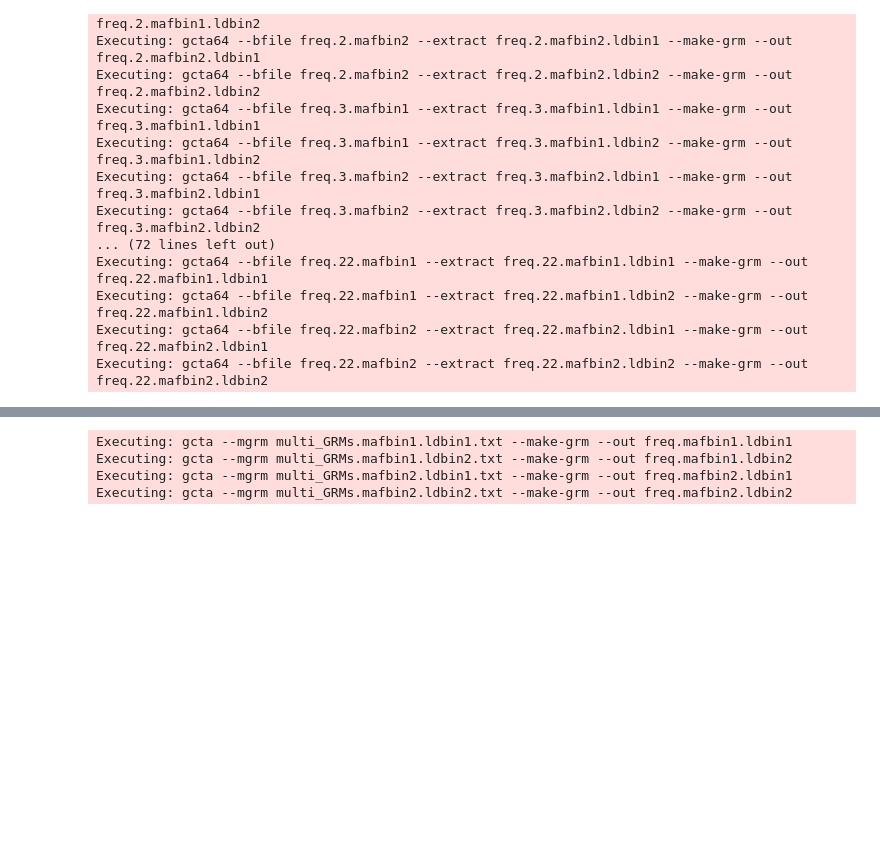
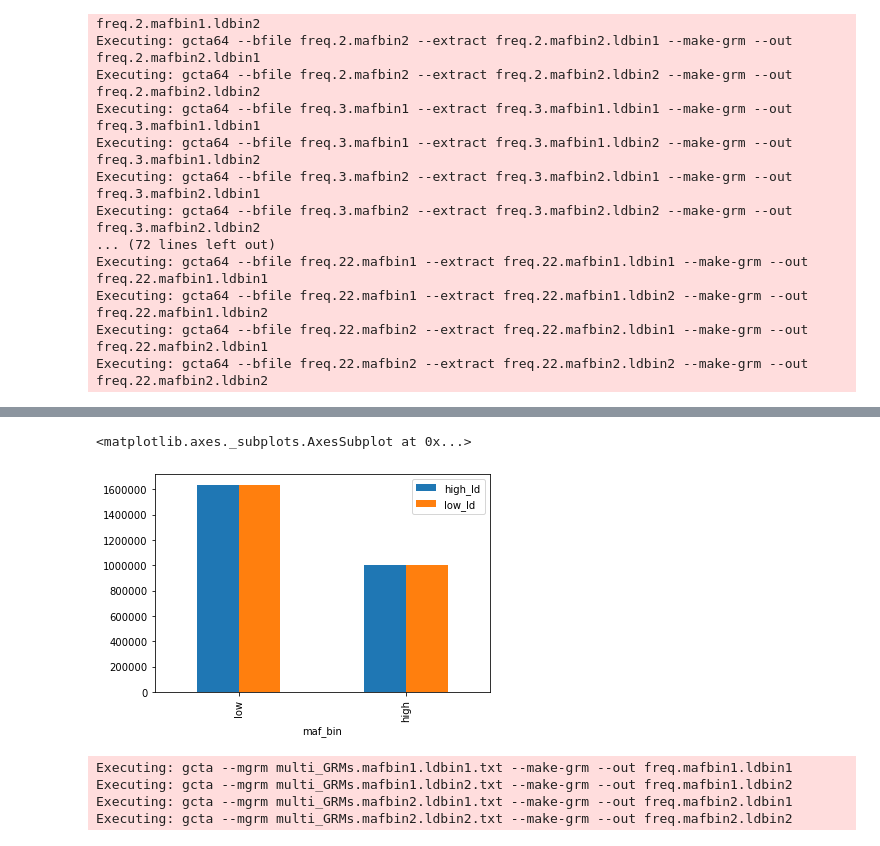
Before and after one commit to dvitale199/rare_variants, a Jupyter notebook: rare_variant_analysis.ipynb, the cells around one changed output, grey strips where cells are left out. Drawn from its saved outputs; the diff is of its cells as text; code cells hidden in the pictures; blank space fills up the shorter version.

Commit message:
testing for MAF<0.075 with plotting

```diff
--- a/rare_variant_analysis.ipynb
+++ b/rare_variant_analysis.ipynb
@@ -374,3 +467,8 @@ low ld counts per maf group: {1: 2654756, 2: 1834870}
+# %%
+ld_counts_df.plot.bar()
+# %% [output]
+<matplotlib.axes._subplots.AxesSubplot at 0x...>
+[figure, added]
 # %%
 # --reml-no-lrt\
 # --reml-inv-mtd 3\
```
Also changed, not shown: parts of 38 cells of this notebook.
